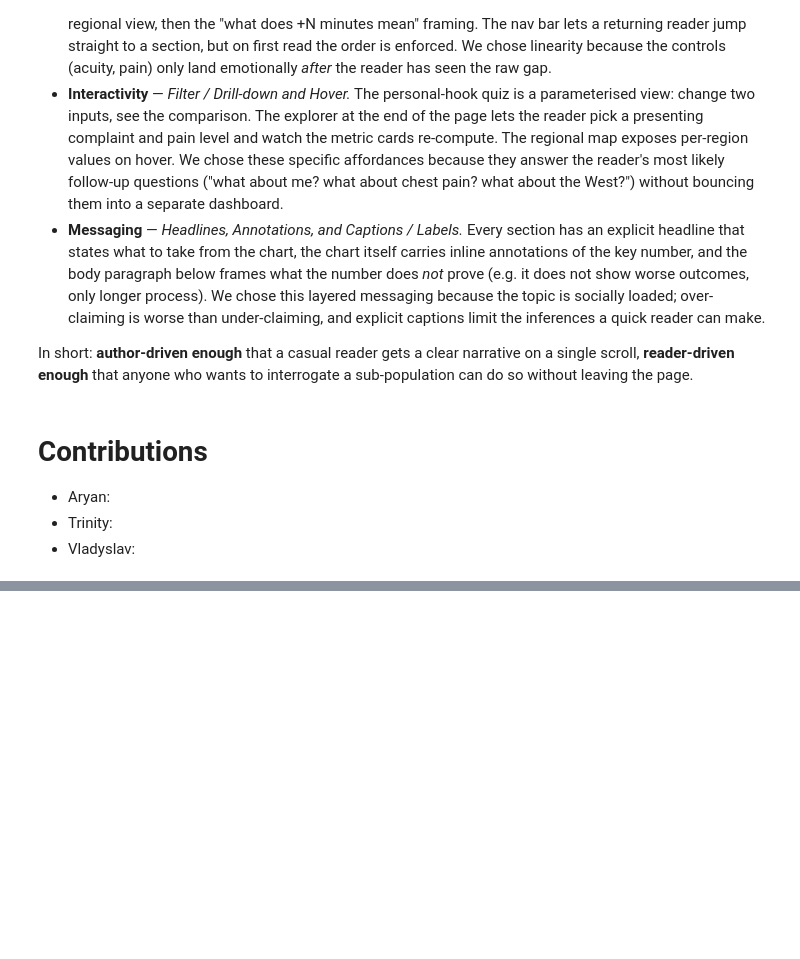
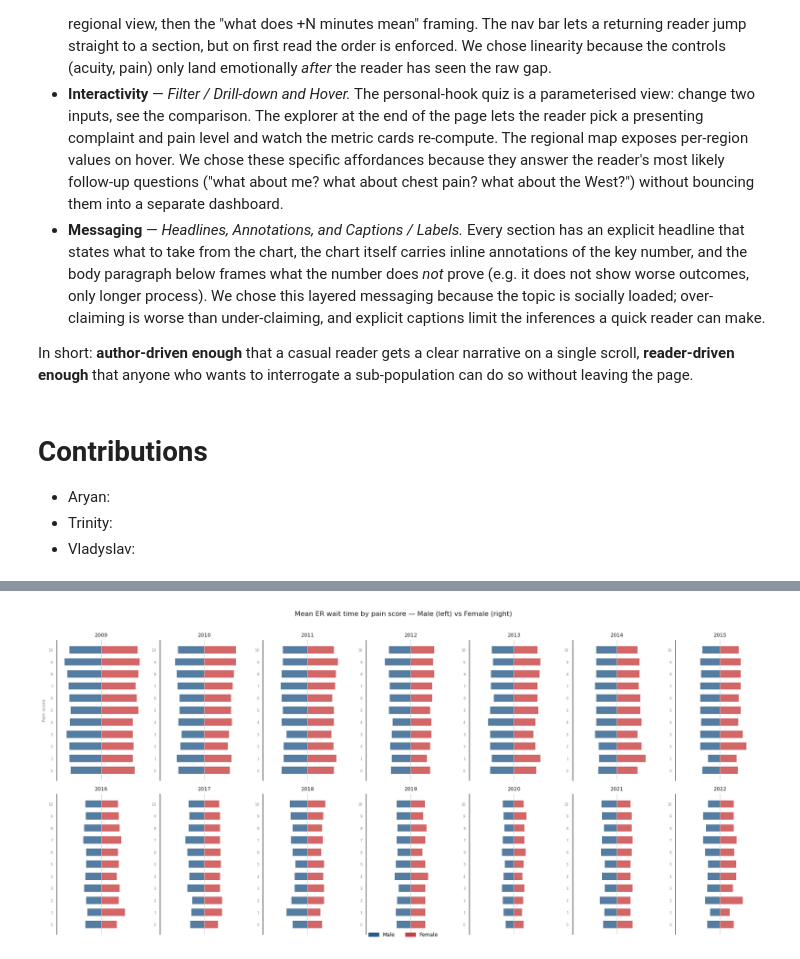
Before and after one commit to Aryan-Mi/dtu-social-data-assignments, a Jupyter notebook: assignment-final/notebooks/submission.ipynb, the cells around one changed output, grey strips where cells are left out. Saved outputs shown, nothing was run; the diff lists cells and outputs as text; code cells hidden in the pictures; blank space fills up the shorter version.

```diff
--- a/assignment-final/notebooks/submission.ipynb
+++ b/assignment-final/notebooks/submission.ipynb
@@ -601,0 +772,45 @@ In short: **author-driven enough** that a casual reader gets a clear narrative o
+# %%
+BF_DATA = {
+    "2009":{"male":[31.0,32.0,32.0,35.0,31.5,31.0,32.0,33.0,34.0,37.0,32.0],"female":[34.0,32.0,33.0,32.0,32.0,38.0,36.0,35.0,38.0,39.0,37.0]},
+    "2010":{"male":[26.0,28.0,24.0,23.0,26.0,25.0,25.0,27.0,28.0,29.5,26.5],"female":[26.0,27.5,24.0,25.0,28.0,27.0,27.0,29.0,30.0,32.0,32.0]},
+    "2011":{"male":[26.0,24.0,24.0,21.0,26.0,25.0,26.0,27.0,26.0,25.0,25.0],"female":[27.0,29.5,26.5,24.5,27.0,27.0,25.0,28.0,29.0,31.0,27.0]},
+    "2012":{"male":[20.0,19.0,20.5,19.0,18.0,22.0,21.0,21.0,22.0,26.0,22.0],"female":[20.0,16.5,20.0,21.0,21.0,20.0,22.0,22.0,24.0,23.0,24.0]},
+    "2013":{"male":[24.0,22.0,24.0,24.0,26.0,24.0,20.0,23.0,23.0,21.0,22.0],"female":[23.0,27.0,22.0,20.0,22.0,25.0,24.0,24.0,26.0,27.0,24.0]},
+    "2014":{"male":[19.0,18.0,18.5,22.0,21.0,21.0,21.0,22.0,21.0,21.0,21.0],"female":[21.0,29.0,25.0,21.0,25.0,24.0,24.0,22.0,23.0,23.0,21.0]},
+    "2015":{"male":[18.0,12.0,20.0,20.0,19.0,20.0,20.0,20.0,19.0,20.0,18.0],"female":[18.0,17.0,27.0,23.0,18.5,21.0,19.0,21.0,21.0,21.0,19.0]},
+    "2016":{"male":[16.0,14.0,15.0,17.0,16.0,15.0,15.0,18.0,17.0,15.5,16.0],"female":[16.0,24.0,18.0,19.0,16.0,18.0,17.0,20.5,19.0,18.0,17.0]},
+    "2017":{"male":[14.0,13.0,12.0,17.0,15.0,16.0,17.0,19.0,16.0,15.0,16.0],"female":[14.0,18.0,18.0,16.0,16.0,17.0,16.5,16.0,16.0,16.0,15.0]},
+    "2018":{"male":[15.0,21.0,16.0,13.0,13.0,12.0,15.0,16.5,15.0,17.0,18.0],"female":[15.0,13.0,17.0,17.0,16.0,17.0,14.0,15.5,15.0,16.0,18.0]},
+    "2019":{"male":[14.0,15.0,13.5,12.0,16.0,15.0,13.0,14.0,13.0,14.0,14.0],"female":[15.0,15.0,15.0,15.0,18.0,15.0,12.0,15.0,16.0,13.0,14.5]},
+    "2020":{"male":[8.0,10.0,11.0,12.0,10.0,9.0,12.0,11.0,9.5,10.0,11.0],"female":[10.0,8.5,9.5,11.0,9.0,10.0,12.0,11.0,11.0,13.0,10.0]},
+    "2021":{"male":[14.0,12.5,17.0,12.0,15.0,12.0,16.0,15.0,13.0,15.0,15.5],"female":[16.0,14.0,14.0,16.0,14.0,14.0,15.0,16.0,15.0,15.0,14.0]},
+    "2022":{"male":[13.0,10.0,15.0,13.0,12.5,12.0,15.0,17.0,14.0,17.0,12.0],"female":[14.0,10.0,23.0,13.0,16.5,16.5,14.5,17.0,14.0,14.0,14.0]},
+}
+BF_YEARS = list(BF_DATA.keys())
+SCALE = 45  # max minutes for bar width normalisation
+
+fig, axes = plt.subplots(2, 7, figsize=(18, 8), facecolor='white')
+fig.suptitle('Mean ER wait time by pain score — Male (left) vs Female (right)', fontsize=12, color=INK, y=1.01)
+
+for ax, yr in zip(axes.flat, BF_YEARS):
+    d = BF_DATA[yr]
+    pain_labels_bf = [str(p) for p in range(11)]
+    y = np.arange(11)
+    ax.barh(y, [-v for v in d['male']],  color=BLUE,  alpha=0.8, height=0.6)
+    ax.barh(y,  d['female'],             color=CORAL, alpha=0.8, height=0.6)
+    ax.axvline(0, color='#ccc', linewidth=0.8)
+    ax.set_yticks(y)
+    ax.set_yticklabels(pain_labels_bf, fontsize=6, color=INK_L)
+    ax.set_title(yr, fontsize=9, color=INK)
+    ax.set_xlim(-SCALE, SCALE)
+    ax.spines[['top','right','bottom']].set_visible(False)
+    ax.tick_params(left=False, bottom=False, labelbottom=False, colors=INK_L)
+
+axes.flat[0].set_ylabel('Pain score', fontsize=8, color=INK_L)
+patch_m = mpatches.Patch(color=BLUE,  label='Male')
+patch_f = mpatches.Patch(color=CORAL, label='Female')
+fig.legend(handles=[patch_m, patch_f], loc='lower center', ncol=2, frameon=False, fontsize=9)
+plt.tight_layout()
+plt.show()
+# %% [output]
+[figure, added]
```
Also changed, not shown: parts of 16 cells of this notebook.
